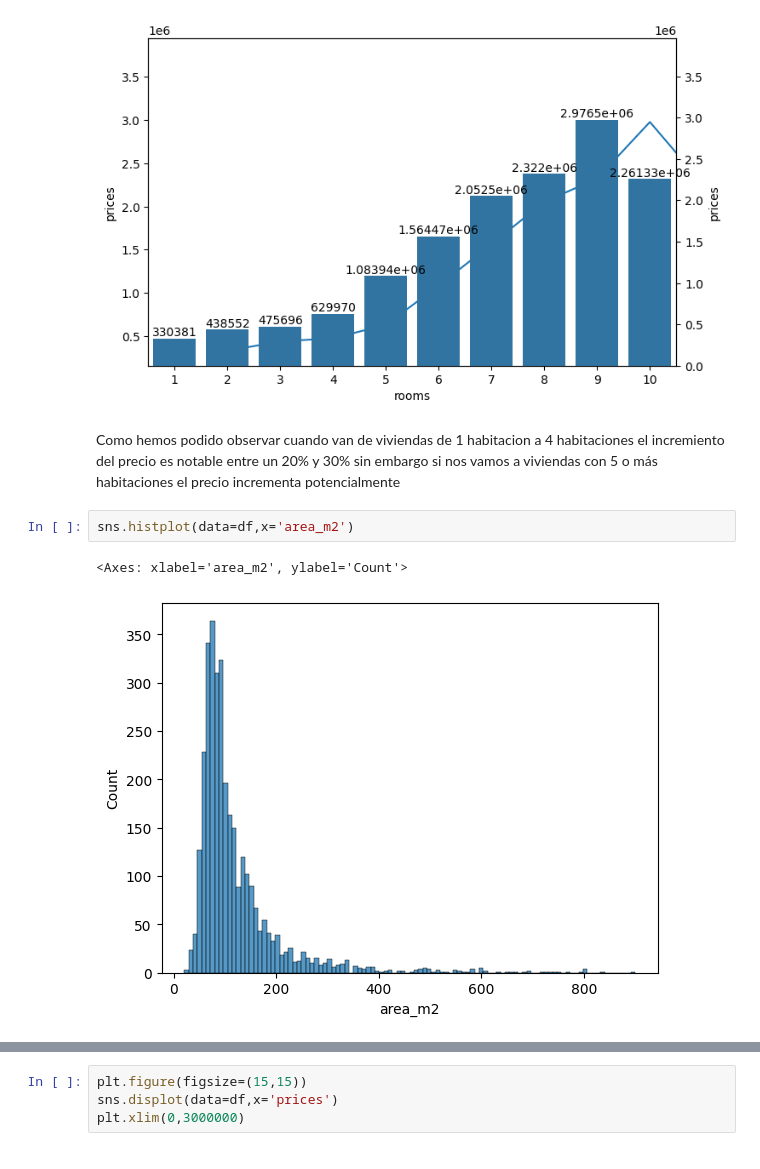
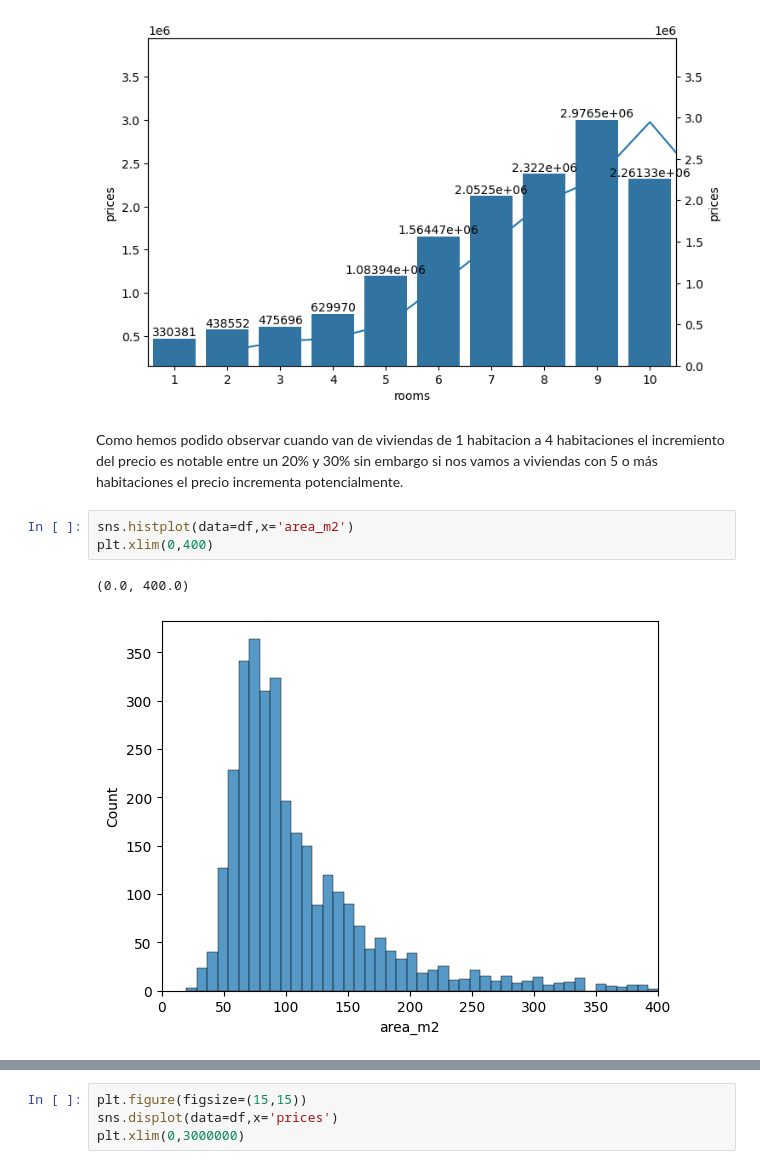
Before and after one commit to Fio-Deca/Vivienda_BCN, a Jupyter notebook: Casa_Barcelona_Estimacion.ipynb, the cells around one changed output, grey strips where cells are left out. Saved outputs shown, nothing was run; the diff lists cells and outputs as text.

```diff
--- a/Casa_Barcelona_Estimacion.ipynb
+++ b/Casa_Barcelona_Estimacion.ipynb
@@ -337,9 +313,10 @@ for x in range(0,1):
 # %% [output]
 [figure]
 # %% [markdown]
-Como hemos podido observar cuando van de viviendas de 1 habitacion a 4 habitaciones el incremiento del precio es notable entre un 20% y 30% sin embargo si nos vamos a viviendas con 5 o más habitaciones el precio incrementa potencialmente
+Como hemos podido observar cuando van de viviendas de 1 habitacion a 4 habitaciones el incremiento del precio es notable entre un 20% y 30% sin embargo si nos vamos a viviendas con 5 o más habitaciones el precio incrementa potencialmente.
 # %%
 sns.histplot(data=df,x='area_m2')
+plt.xlim(0,400)
 # %% [output]
-<Axes: xlabel='area_m2', ylabel='Count'>
+(0.0, 400.0)
-[figure, old version]
+[figure, new version]
```
Also changed, not shown: parts of 63 cells of this notebook, 1 other file.
